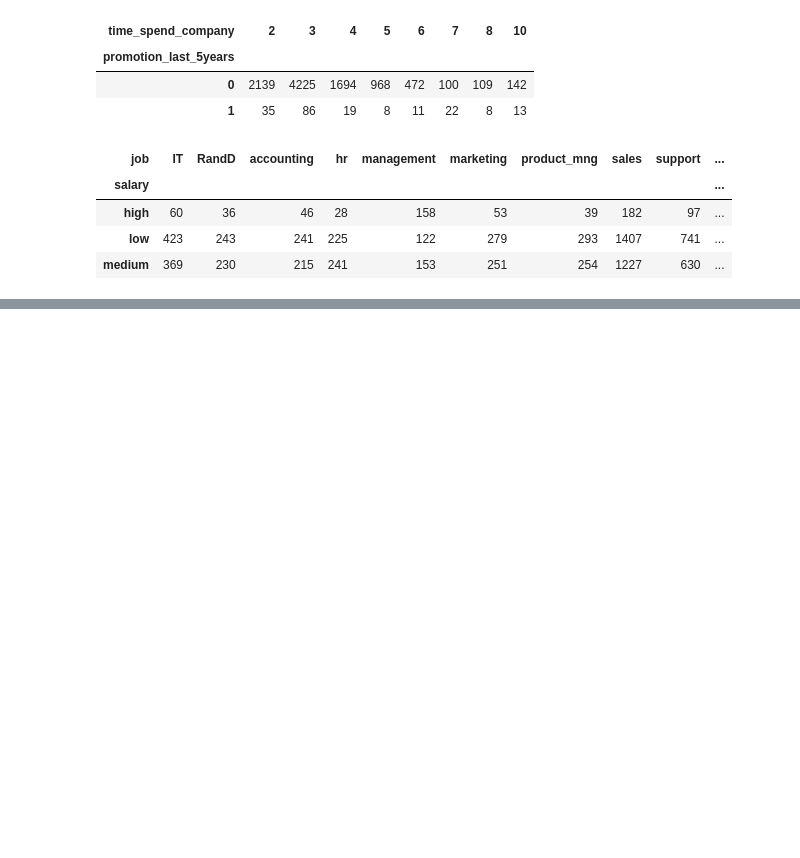
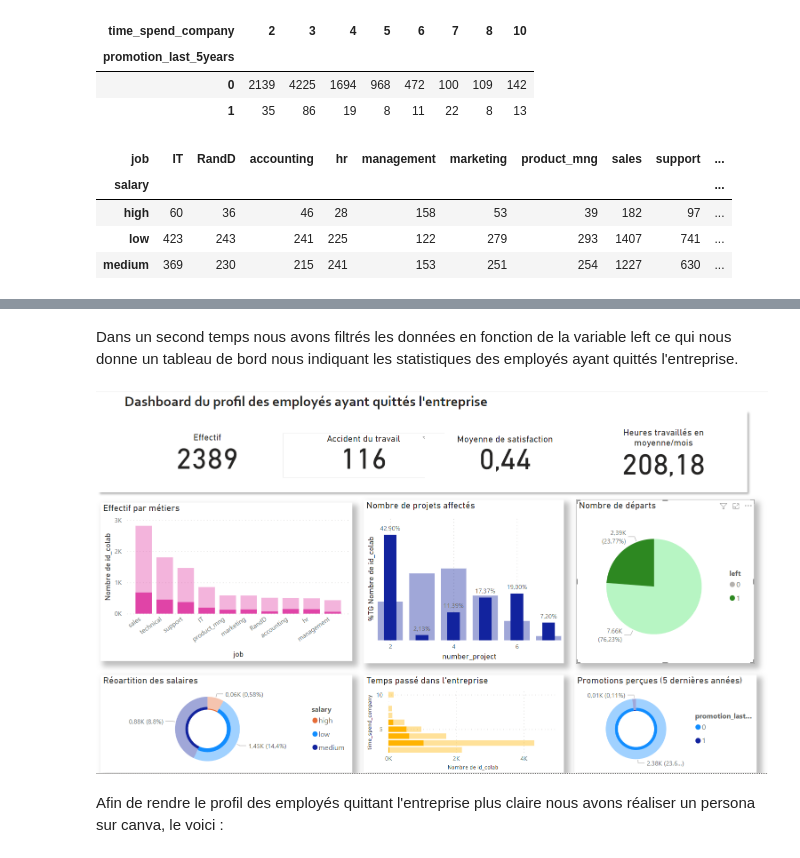
Before and after one commit to Gadeux/Projet-BI---Emma-et-Sarah, a Jupyter notebook: BI-Sarah et Emma.ipynb, the cells around one changed output, grey strips where cells are left out. Saved outputs shown, nothing was run; the diff lists cells and outputs as text; code cells hidden in the pictures; blank space fills up the shorter version.

```diff
--- a/BI-Sarah et Emma.ipynb
+++ b/BI-Sarah et Emma.ipynb
@@ -904,0 +944,9 @@ df_sj
+# %% [markdown]
+Dans un second temps nous avons filtrés les données en fonction de la variable left ce qui nous donne un tableau de bord nous indiquant les statistiques des employés ayant quittés l'entreprise.
+# %%
+imdashboardglo = Image.open('Dashboard effectif left.png')
+imdashboardglo
+# %% [output]
+[figure, added]
+# %% [markdown]
+Afin de rendre le profil des employés quittant l'entreprise plus claire nous avons réaliser un persona sur canva, le voici :
```
Also changed, not shown: parts of 15 cells of this notebook.
